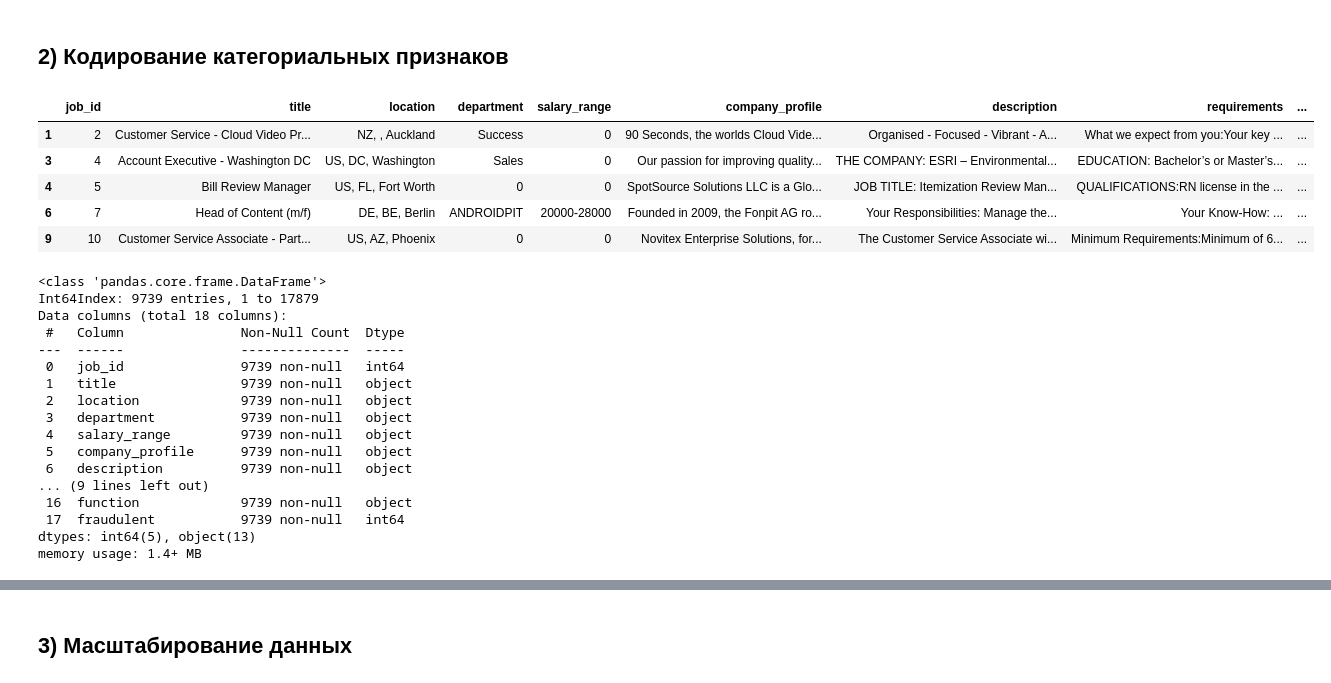
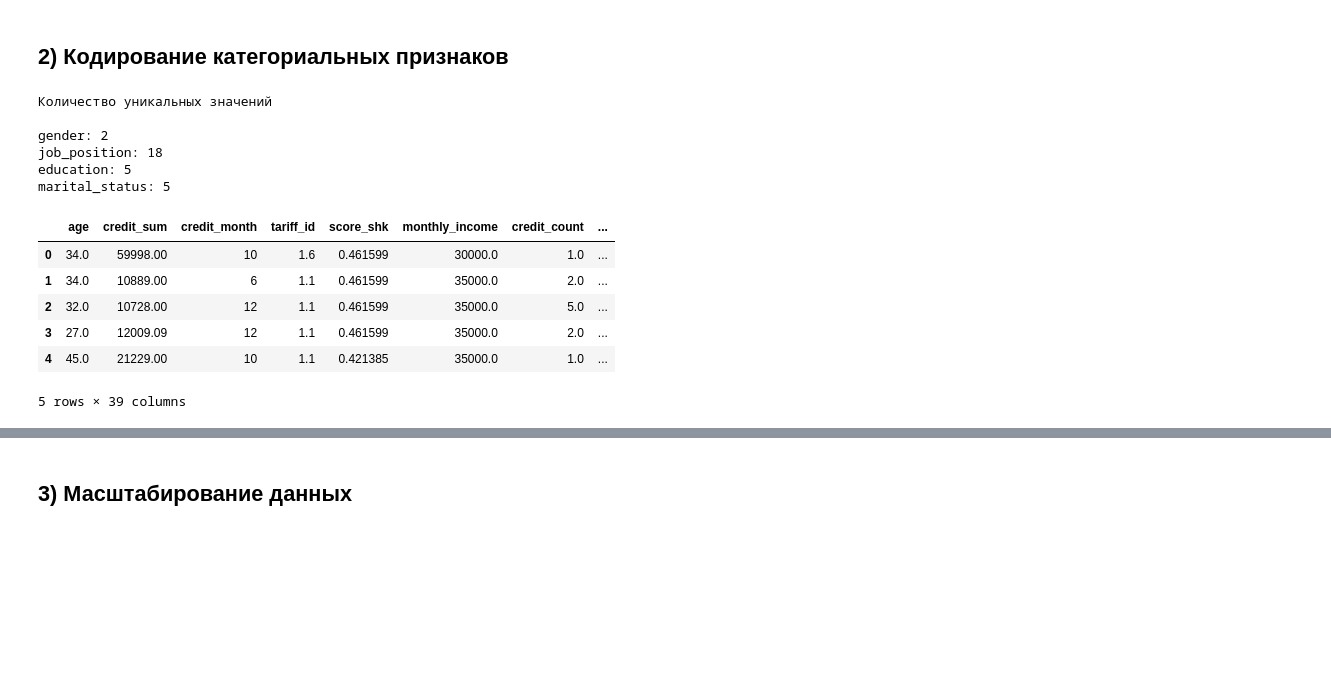
Before and after one commit to Lasergius/TMO, a Jupyter notebook: lab2.ipynb, the cells around one changed output, grey strips where cells are left out. Cells and saved outputs as stored; diff of their text form; code cells hidden in the pictures; blank space fills up the shorter version.

```diff
--- a/lab2.ipynb
+++ b/lab2.ipynb
@@ -167,0 +67,9 @@ fraudulent - 0%
+# %%
+#меняем в столбцах 'credit_sum', 'score_shk'  запятые на точки  и преобразуем их в числовой  формат
+for i in ['credit_sum', 'score_shk']:
+    data[i] = data[i].str.replace(',', '.').astype('float')
+# %%
+# дозаполняем ставшие теперь числовыми столбцы 'credit_sum', 'score_shk'   медианными значениями
+data['score_shk'].fillna(data['score_shk'].median(), inplace=True)
+data['monthly_income'].fillna(data['monthly_income'].median(), inplace=True)
+data['credit_sum'].fillna(data['credit_sum'].median(), inplace=True)
@@ -170,29 +104,32 @@ fraudulent - 0%
+# %%
+print("Количество уникальных значений\n")
+for col in category_cols:
+    print(f'{col}: {data[col].unique().size}')
+# %% [output]
+Количество уникальных значений
+
+gender: 2
+job_position: 18
+education: 5
+marital_status: 5
+# %%
+# кодируем нечисловые столбцы методом дамми-кодирования
+data = pd.concat([data,
+                      pd.get_dummies(data['gender'], prefix="gender"),
+                      pd.get_dummies(data['job_position'], prefix="job_position"),
+                      pd.get_dummies(data['education'], prefix="education"),
+                      pd.get_dummies(data['marital_status'], prefix="marital_status")],
+                     axis=1)
+# %%
+#удаляем старые нечисловые столбцы, вместо них уже появились новые числовые
+data.drop(['gender','job_position','education','marital_status'], axis=1, inplace=True)
 # %%
-df.head()
+data.head()
 # %% [output]
-|  | job_id | title | location | department | salary_range | company_profile | description | requirements | ... |
-| 1 | 2 | Customer Service - Cloud Video Pr... | NZ, , Auckland | Success | 0 | 90 Seconds, the worlds Cloud Vide... | Organised - Focused - Vibrant - A... | What we expect from you:Your key ... | ... |
-| 3 | 4 | Account Executive - Washington DC | US, DC, Washington | Sales | 0 | Our passion for improving quality... | THE COMPANY: ESRI – Environmental... | EDUCATION: Bachelor’s or Master’s... | ... |
-| 4 | 5 | Bill Review Manager | US, FL, Fort Worth | 0 | 0 | SpotSource Solutions LLC is a Glo... | JOB TITLE: Itemization Review Man... | QUALIFICATIONS:RN license in the ... | ... |
-| 6 | 7 | Head of Content (m/f) | DE, BE, Berlin | ANDROIDPIT | 20000-28000 | Founded in 2009, the Fonpit AG ro... | Your Responsibilities: Manage the... | Your Know-How: ... | ... |
-| 9 | 10 | Customer Service Associate - Part... | US, AZ, Phoenix | 0 | 0 | Novitex Enterprise Solutions, for... | The Customer Service Associate wi... | Minimum Requirements:Minimum of 6... | ... |
+|  | age | credit_sum | credit_month | tariff_id | score_shk | monthly_income | credit_count | ... |
+| 0 | 34.0 | 59998.00 | 10 | 1.6 | 0.461599 | 30000.0 | 1.0 | ... |
+| 1 | 34.0 | 10889.00 | 6 | 1.1 | 0.461599 | 35000.0 | 2.0 | ... |
+| 2 | 32.0 | 10728.00 | 12 | 1.1 | 0.461599 | 35000.0 | 5.0 | ... |
+| 3 | 27.0 | 12009.09 | 12 | 1.1 | 0.461599 | 35000.0 | 2.0 | ... |
+| 4 | 45.0 | 21229.00 | 10 | 1.1 | 0.421385 | 35000.0 | 1.0 | ... |
+5 rows × 39 columns
-# %%
-df.info()
-# %% [output]
-<class 'pandas.core.frame.DataFrame'>
-Int64Index: 9739 entries, 1 to 17879
-Data columns (total 18 columns):
- #   Column               Non-Null Count  Dtype
----  ------               --------------  -----
- 0   job_id               9739 non-null   int64
- 1   title                9739 non-null   object
- 2   location             9739 non-null   object
- 3   department           9739 non-null   object
- 4   salary_range         9739 non-null   object
- 5   company_profile      9739 non-null   object
- 6   description          9739 non-null   object
-... (9 lines left out)
- 16  function             9739 non-null   object
- 17  fraudulent           9739 non-null   int64
-dtypes: int64(5), object(13)
-memory usage: 1.4+ MB
```
Also changed, not shown: parts of 43 cells of this notebook, 1 other file.
